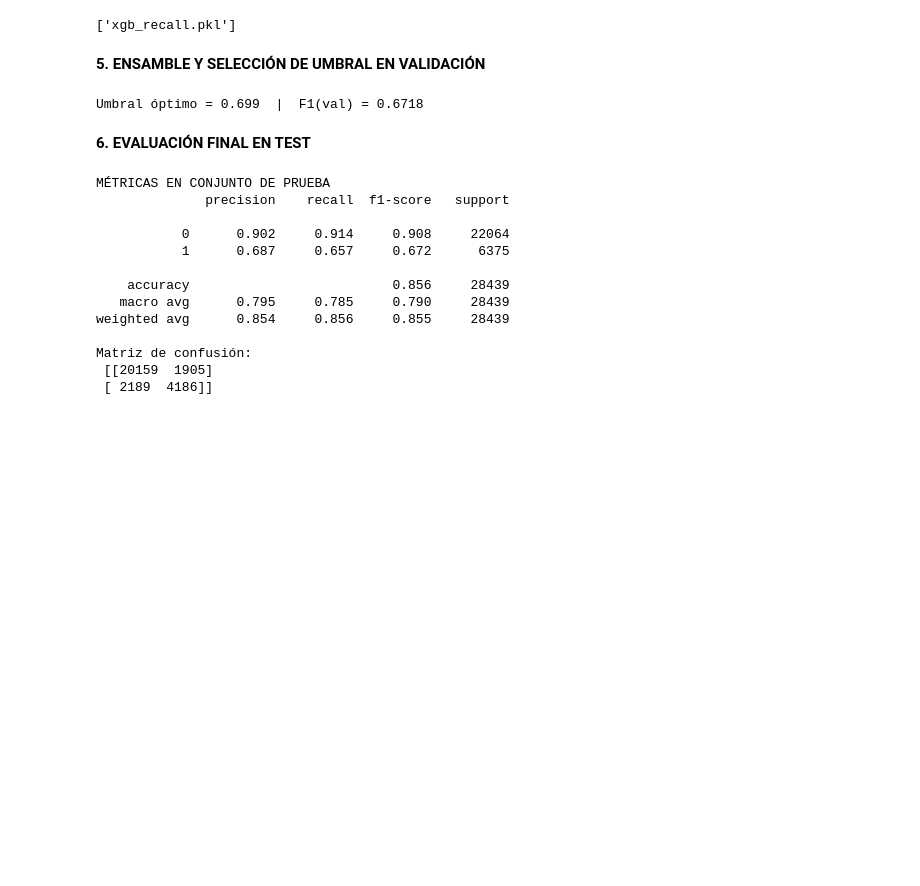
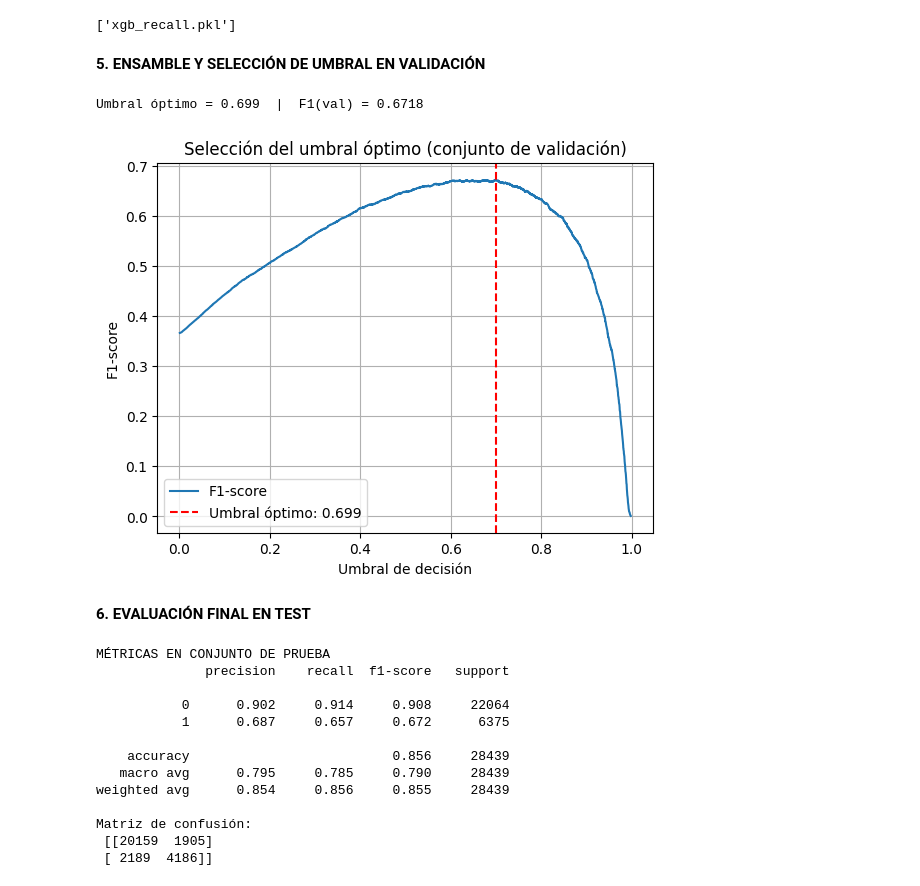
Before and after one commit to ChristianPE1/Rainfall-Prediction-XGBoost, a Jupyter notebook: XGBoost.ipynb, the cells around one changed output. Drawn from its saved outputs; the diff is of its cells as text; code cells hidden in the pictures; blank space fills up the shorter version.

```diff
--- a/XGBoost.ipynb
+++ b/XGBoost.ipynb
@@ -135,19 +149,30 @@ joblib.dump(pipe_B, "xgb_recall.pkl")
 # %%
 proba_A = pipe_A.predict_proba(X_val)[:, 1]
 proba_B = pipe_B.predict_proba(X_val)[:, 1]
 
 # Ponderación (0.5 / 0.5);
 w_A, w_B = 0.5, 0.5
 proba_ens = (w_A * proba_A + w_B * proba_B) / (w_A + w_B)
 
 # Se toma el umbral que maximiza F1
 prec, rec, thrs = precision_recall_curve(y_val, proba_ens)
 f1s = 2 * (prec * rec) / (prec + rec + 1e-8)
 best_idx = np.nanargmax(f1s)
 best_thr = thrs[best_idx]
 print(f"Umbral óptimo = {best_thr:.3f}  |  F1(val) = {f1s[best_idx]:.4f}")
+
+# GRAFICO
+plt.plot(thrs, f1s[:-1], label="F1-score")
+plt.axvline(x=best_thr, color="red", linestyle="--", label=f"Umbral óptimo: {best_thr:.3f}")
+plt.xlabel("Umbral de decisión")
+plt.ylabel("F1-score")
+plt.title("Selección del umbral óptimo (conjunto de validación)")
+plt.legend()
+plt.grid()
+plt.show()
 # %% [output]
 Umbral óptimo = 0.699  |  F1(val) = 0.6718
+[figure, added]
 # %% [markdown]
 **6. EVALUACIÓN FINAL EN TEST**
 # %%
```
Also changed, not shown: parts of 3 cells of this notebook.
